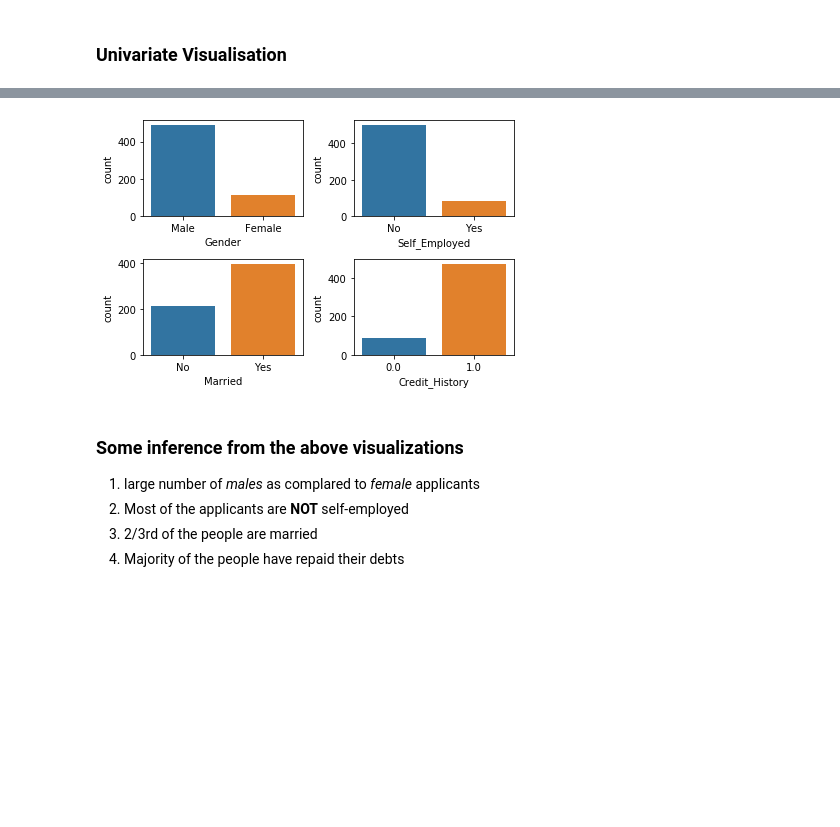
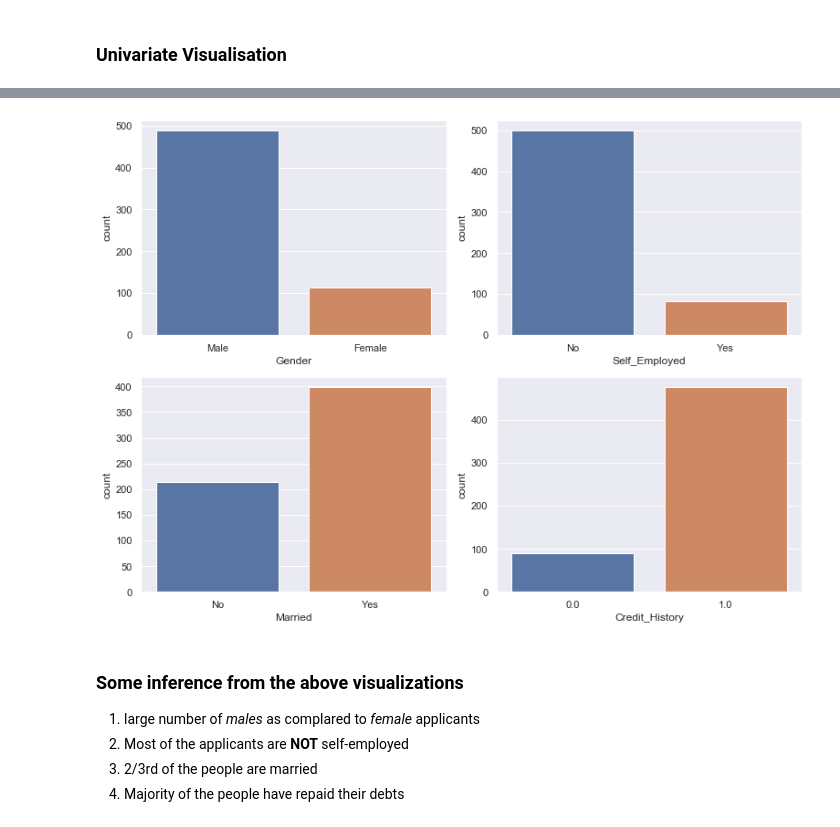
Before and after one commit to gato1005/LoanApproval, a Jupyter notebook: LoanPrediction.ipynb, the cells around one changed output, grey strips where cells are left out. Cells and saved outputs as stored; diff of their text form; code cells hidden in the pictures; blank space fills up the shorter version.

```diff
--- a/LoanPrediction.ipynb
+++ b/LoanPrediction.ipynb
@@ -236,6 +236,8 @@ Name: Loan_Status, dtype: float64
 # %% [markdown]
 ### Univariate Visualisation
 # %%
+sns.set(style="darkgrid")
+sns.set(rc={'figure.figsize':(11,8)})
 sns.countplot(x="Loan_Status",data=train_set)
 # %% [output]
 <matplotlib.axes._subplots.AxesSubplot at 0x...>
@@ -243,16 +245,18 @@ sns.countplot(x="Loan_Status",data=train_set)
 # %%
+sns.set(style="darkgrid")
+sns.set(rc={"figure.figsize":(11,8)})
 plt.subplot(221)
 sns.countplot(x="Gender",data=train_set)
 plt.subplot(222)
 sns.countplot(x="Self_Employed",data=train_set)
 plt.subplot(223)
 sns.countplot(x="Married",data=train_set)
 plt.subplot(224)
 sns.countplot(x="Credit_History",data=train_set)
 
 plt.tight_layout()
 # %% [output]
-[figure, old version]
+[figure, new version]
 # %% [markdown]
 ### Some inference from the above visualizations
 1) large number of *males* as complared to *female* applicants
```
Also changed, not shown: parts of 27 cells of this notebook.
